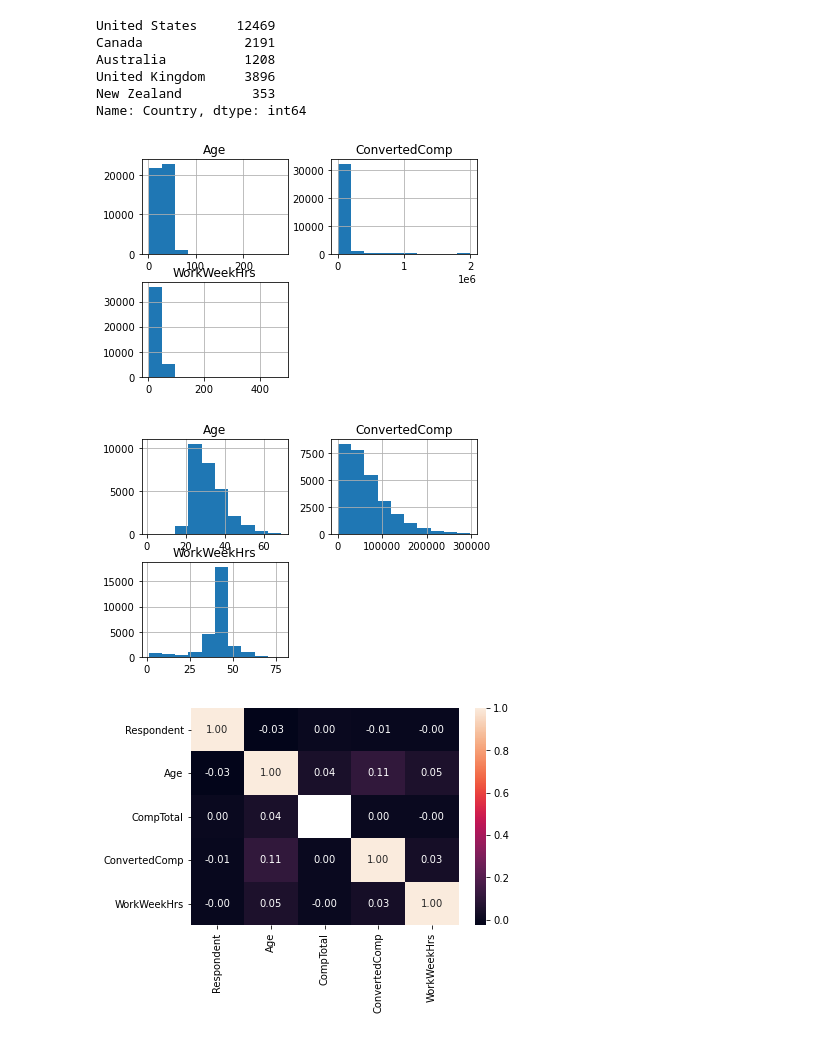
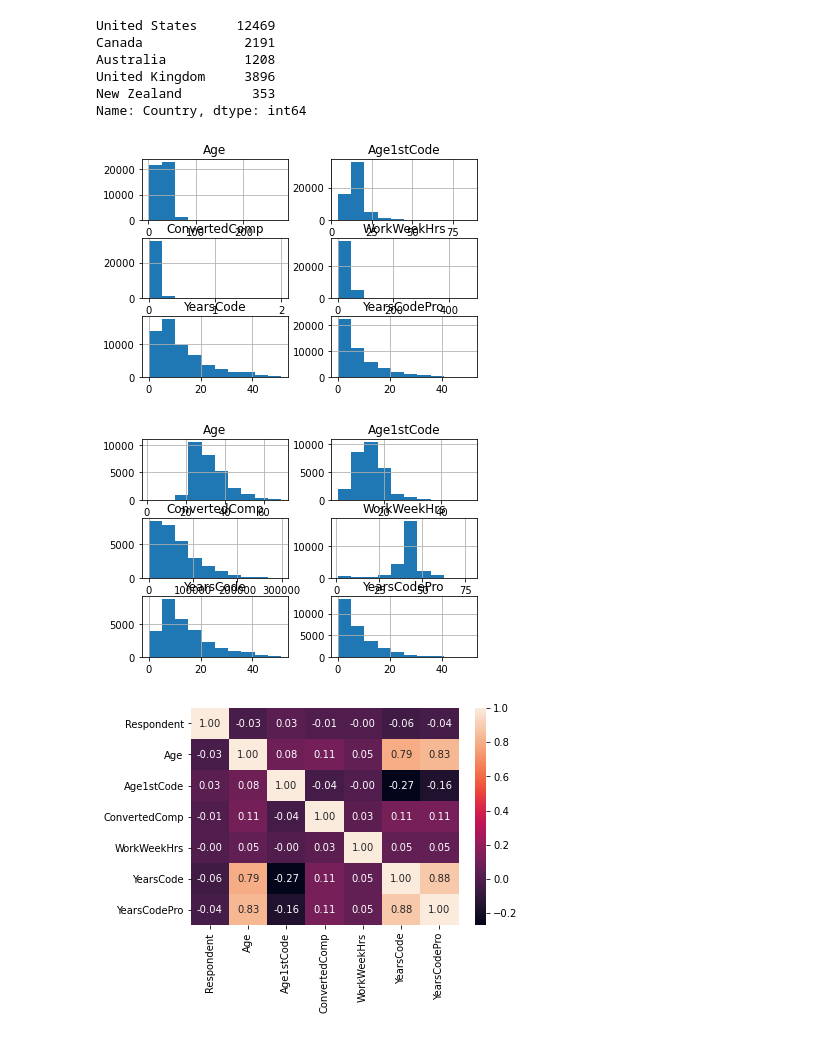
Before and after one commit to kylezeeuwen/ds-stackoverflow2020-analysis, a Jupyter notebook: notebook/basics.ipynb, the cells around one changed output. Cells and saved outputs as stored; diff of their text form; code cells hidden in the pictures.

```diff
--- a/notebook/basics.ipynb
+++ b/notebook/basics.ipynb
@@ -49,5 +61,15 @@ df.head()
 5 rows × 61 columns
 # %%
 # Exclude CompTotal as it is pre converted and normalised to annual USD , which is stored in ConvertedComp
-df.drop(columns=['CompTotal']).describe()
+if 'CompTotal' in df.columns:
+    df.drop(columns=['CompTotal'], inplace=True)
+
+# convert these near numerics to numeric Series
+# TODO comment on acceptable loss here
+from helpers import convert_age_series_to_numeric
+df['YearsCode'] = df['YearsCode'].map(convert_age_series_to_numeric)
+df['YearsCodePro'] = df['YearsCodePro'].map(convert_age_series_to_numeric)
+df['Age1stCode'] = df['Age1stCode'].map(convert_age_series_to_numeric)
+
+df.describe()
 # %% [output]
@@ -104,17 +126,17 @@ United Kingdom     3896
 New Zealand         353
 Name: Country, dtype: int64
 # %%
-df.drop(columns=['Respondent', 'CompTotal']).hist();
+df.drop(columns=['Respondent']).hist();
 # %% [output]
-[figure, old version]
+[figure, new version]
 # %%
 df \
-  .query('Age < 70 and ConvertedComp < 300000 and WorkWeekHrs < 80') \
-  .drop(columns=['Respondent', 'CompTotal']) \
+  .query('Age < 70 and ConvertedComp < 300000 and WorkWeekHrs < 80 and Age1stCode < 100') \
+  .drop(columns=['Respondent']) \
   .hist();
 # %% [output]
-[figure, old version]
+[figure, new version]
 # %%
 sns.heatmap(df.corr(), annot=True, fmt=".2f");
 # %% [output]
-[figure, old version]
+[figure, new version]
```
Also changed, not shown: parts of 4 cells of this notebook, 6 other files.
